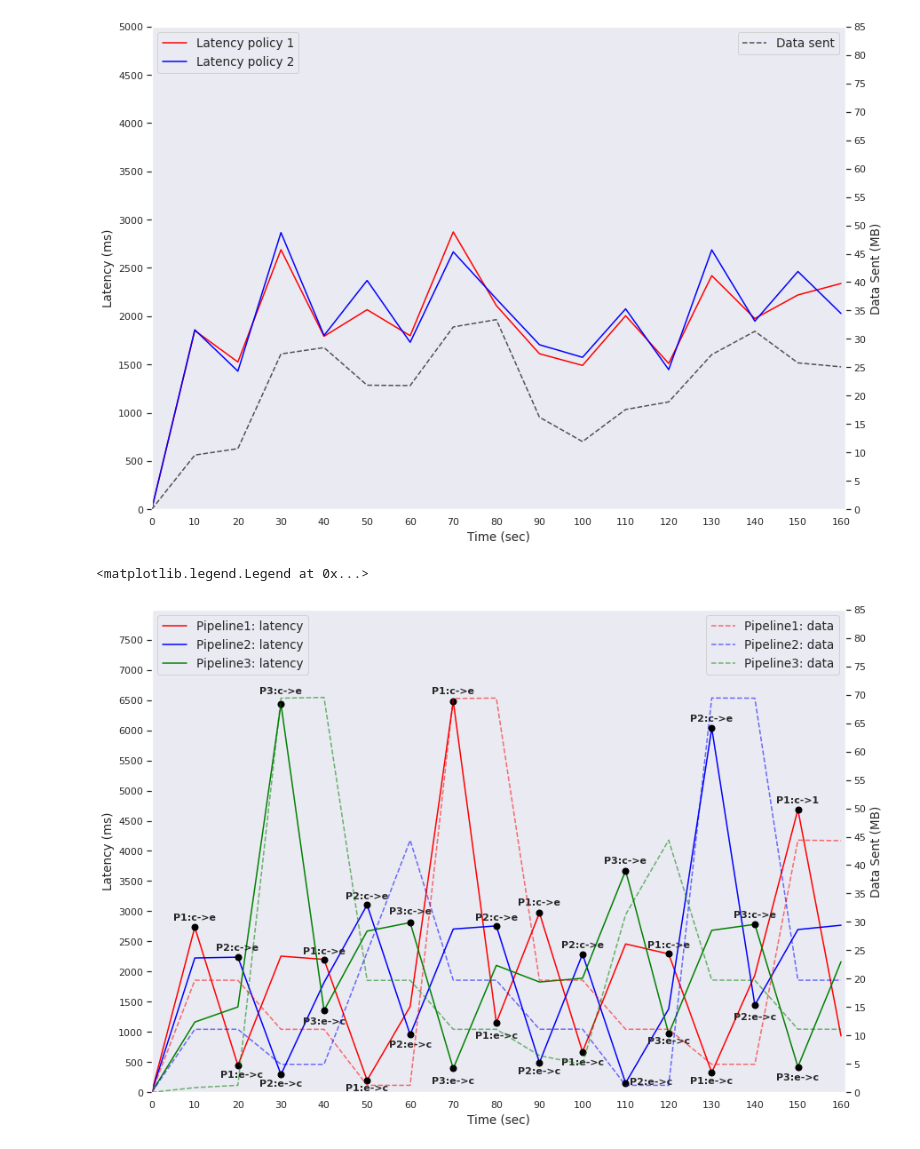
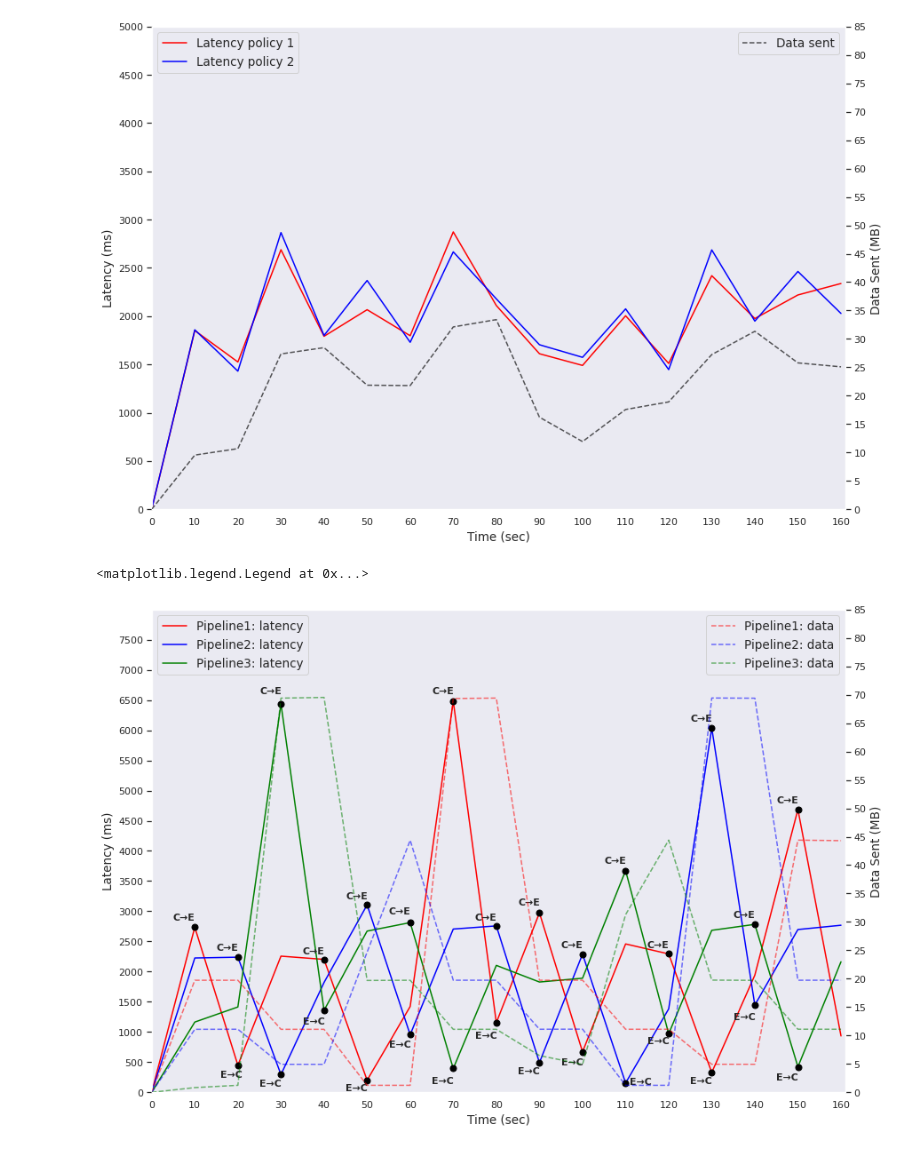
Before and after one commit to LBacchiani/birex_orchestrator, a Jupyter notebook: multiple_pipeline.ipynb, the cells around one changed output. Cells and saved outputs as stored; diff of their text form; code cells hidden in the pictures.

```diff
--- a/multiple_pipeline.ipynb
+++ b/multiple_pipeline.ipynb
@@ -365,111 +365,111 @@ l3 = ax.plot(
 ###swap points#####
 ms = 7
 ax.plot(1, 2736, linewidth=100, marker="o", markersize=ms, markeredgecolor="black", markerfacecolor="black", zorder=10000)
-ax.text(0.5, 2850, "P1:c->e", fontsize=11, fontweight='bold', zorder=100000)
+ax.text(0.5, 2850, "C\u2192E", fontsize=11, fontweight='bold', zorder=100000)
 
 ax.plot(2, 448.5, linewidth=100, marker="o", markersize=ms, markeredgecolor="black", markerfacecolor="black", zorder=10000)
-ax.text(1.6, 250, "P1:e->c", fontsize=11, fontweight='bold', zorder=100000)
+ax.text(1.6, 250, "E\u2192C", fontsize=11, fontweight='bold', zorder=100000)
 
 ax.plot(2, 2239, linewidth=100, marker="o", markersize=ms, markeredgecolor="black", markerfacecolor="black", zorder=10000)
-ax.text(1.5, 2350, "P2:c->e", fontsize=11, fontweight='bold', zorder=100000)
+ax.text(1.5, 2350, "C\u2192E", fontsize=11, fontweight='bold', zorder=100000)
 
 ax.plot(3, 293.5, linewidth=100, marker="o", markersize=ms, markeredgecolor="black", markerfacecolor="black", zorder=10000)
-ax.text(2.5, 100, "P2:e->c", fontsize=11, fontweight='bold', zorder=100000)
+ax.text(2.5, 100, "E\u2192C", fontsize=11, fontweight='bold', zorder=100000)
 
 ax.plot(3, 6436.5, linewidth=100, marker="o", markersize=ms, markeredgecolor="black", markerfacecolor="black", zorder=10000)
-ax.text(2.5, 6600, "P3:c->e", fontsize=11, fontweight='bold', zorder=100000)
+ax.text(2.5, 6600, "C\u2192E", fontsize=11, fontweight='bold', zorder=100000)
 
 ax.plot(4, 1358, linewidth=100, marker="o", markersize=ms, markeredgecolor="black", markerfacecolor="black", zorder=10000)
-ax.text(3.5, 1130, "P3:e->c", fontsize=11, fontweight='bold', zorder=100000)
+ax.text(3.5, 1130, "E\u2192C", fontsize=11, fontweight='bold', zorder=100000)
 
 ax.plot(4, 2202, linewidth=100, marker="o", markersize=ms, markeredgecolor="black", markerfacecolor="black", zorder=10000)
-ax.text(3.5, 2300, "P1:c->e", fontsize=11, fontweight='bold', zorder=100000)
+ax.text(3.5, 2300, "C\u2192E", fontsize=11, fontweight='bold', zorder=100000)
 
 ax.plot(5, 200.5, linewidth=100, marker="o", markersize=ms, markeredgecolor="black", markerfacecolor="black", zorder=10000)
-ax.text(4.5, 20, "P1:e->c", fontsize=11, fontweight='bold', zorder=100000)
+ax.text(4.5, 20, "E\u2192C", fontsize=11, fontweight='bold', zorder=100000)
 
 ax.plot(5, 3106, linewidth=100, marker="o", markersize=ms, markeredgecolor="black", markerfacecolor="black", zorder=10000)
-ax.text(4.5, 3200, "P2:c->e", fontsize=11, fontweight='bold', zorder=100000)
+ax.text(4.5, 3200, "C\u2192E", fontsize=11, fontweight='bold', zorder=100000)
 
 ax.plot(6, 954.5, linewidth=100, marker="o", markersize=ms, markeredgecolor="black", markerfacecolor="black", zorder=10000)
-ax.text(5.5, 750, "P2:e->c", fontsize=11, fontweight='bold', zorder=100000)
+ax.text(5.5, 750, "E\u2192C", fontsize=11, fontweight='bold', zorder=100000)
 
 ax.plot(6, 2812.75, linewidth=100, marker="o", markersize=ms, markeredgecolor="black", markerfacecolor="black", zorder=10000)
-ax.text(5.5, 2950, "P3:c->e", fontsize=11, fontweight='bold', zorder=100000)
+ax.text(5.5, 2950, "C\u2192E", fontsize=11, fontweight='bold', zorder=100000)
 
 ax.plot(7, 394.5, linewidth=100, marker="o", markersize=ms, markeredgecolor="black", markerfacecolor="black", zorder=10000)
-ax.text(6.5, 150, "P3:e->c", fontsize=11, fontweight='bold', zorder=100000)
+ax.text(6.5, 150, "E\u2192C", fontsize=11, fontweight='bold', zorder=100000)
 
 ax.plot(7, 6482, linewidth=100, marker="o", markersize=ms, markeredgecolor="black", markerfacecolor="black", zorder=10000)
-ax.text(6.5, 6600, "P1:c->e", fontsize=11, fontweight='bold', zorder=100000)
+ax.text(6.5, 6600, "C\u2192E", fontsize=11, fontweight='bold', zorder=100000)
 
 ax.plot(8, 1154, linewidth=100, marker="o", markersize=ms, markeredgecolor="black", markerfacecolor="black", zorder=10000)
-ax.text(7.5, 900, "P1:e->c", fontsize=11, fontweight='bold', zorder=100000)
+ax.text(7.5, 900, "E\u2192C", fontsize=11, fontweight='bold', zorder=100000)
 
 ax.plot(8, 2758.25, linewidth=100, marker="o", markersize=ms, markeredgecolor="black", markerfacecolor="black", zorder=10000)
-ax.text(7.5, 2850, "P2:c->e", fontsize=11, fontweight='bold', zorder=100000)
+ax.text(7.5, 2850, "C\u2192E", fontsize=11, fontweight='bold', zorder=100000)
 
 ax.plot(9, 492, linewidth=100, marker="o", markersize=ms, markeredgecolor="black", markerfacecolor="black", zorder=10000)
-ax.text(8.5, 300, "P2:e->c", fontsize=11, fontweight='bold', zorder=100000)
+ax.text(8.5, 300, "E\u2192C", fontsize=11, fontweight='bold', zorder=100000)
 
 ax.plot(9, 2975, linewidth=100, marker="o", markersize=ms, markeredgecolor="black", markerfacecolor="black", zorder=10000)
-ax.text(8.5, 3100, "P1:c->e", fontsize=11, fontweight='bold', zorder=100000)
+ax.text(8.5, 3100, "C\u2192E", fontsize=11, fontweight='bold', zorder=100000)
 
 ax.plot(10, 671.5, linewidth=100, marker="o", markersize=ms, markeredgecolor="black", markerfacecolor="black", zorder=10000)
-ax.text(9.5, 450, "P1:e->c", fontsize=11, fontweight='bold', zorder=100000)
+ax.text(9.5, 450, "E\u2192C", fontsize=11, fontweight='bold', zorder=100000)
 
 ax.plot(10, 2290, linewidth=100, marker="o", markersize=ms, markeredgecolor="black", markerfacecolor="black", zorder=10000)
-ax.text(9.5, 2400, "P2:c->e", fontsize=11, fontweight='bold', zorder=100000)
+ax.text(9.5, 2400, "C\u2192E", fontsize=11, fontweight='bold', zorder=100000)
 
 ax.plot(11, 154, linewidth=100, marker="o", markersize=ms, markeredgecolor="black", markerfacecolor="black", zorder=10000)
-ax.text(11.1, 130, "P2:e->c", fontsize=11, fontweight='bold', zorder=100000)
+ax.text(11.1, 130, "E\u2192C", fontsize=11, fontweight='bold', zorder=100000)
 
 ax.plot(11, 3674, linewidth=100, marker="o", markersize=ms, markeredgecolor="black", markerfacecolor="black", zorder=10000)
-ax.text(10.5, 3800, "P3:c->e", fontsize=11, fontweight='bold', zorder=100000)
+ax.text(10.5, 3800, "C\u2192E", fontsize=11, fontweight='bold', zorder=100000)
 
 ax.plot(12, 969, linewidth=100, marker="o", markersize=ms, markeredgecolor="black", markerfacecolor="black", zorder=10000)
-ax.text(11.5, 800, "P3:e->c", fontsize=11, fontweight='bold', zorder=100000)
+ax.text(11.5, 800, "E\u2192C", fontsize=11, fontweight='bold', zorder=100000)
 
 ax.plot(12, 2293, linewidth=100, marker="o", markersize=ms, markeredgecolor="black", markerfacecolor="black", zorder=10000)
-ax.text(11.5, 2400, "P1:c->e", fontsize=11, fontweight='bold', zorder=100000)
+ax.text(11.5, 2400, "C\u2192E", fontsize=11, fontweight='bold', zorder=100000)
 
 ax.plot(13, 328, linewidth=100, marker="o", markersize=ms, markeredgecolor="black", markerfacecolor="black", zorder=10000)
-ax.text(12.5, 150, "P1:e->c", fontsize=11, fontweight='bold', zorder=100000)
+ax.text(12.5, 150, "E\u2192C", fontsize=11, fontweight='bold', zorder=100000)
 
 ax.plot(13, 6035.5, linewidth=100, marker="o", markersize=ms, markeredgecolor="black", markerfacecolor="black", zorder=10000)
-ax.text(12.5, 6150, "P2:c->e", fontsize=11, fontweight='bold', zorder=100000)
+ax.text(12.5, 6150, "C\u2192E", fontsize=11, fontweight='bold', zorder=100000)
 
 ax.plot(14, 1445, linewidth=100, marker="o", markersize=ms, markeredgecolor="black", markerfacecolor="black", zorder=10000)
-ax.text(13.5, 1200, "P2:e->c", fontsize=11, fontweight='bold', zorder=100000)
+ax.text(13.5, 1200, "E\u2192C", fontsize=11, fontweight='bold', zorder=100000)
 
 ax.plot(14, 2783.6, linewidth=100, marker="o", markersize=ms, markeredgecolor="black", markerfacecolor="black", zorder=10000)
-ax.text(13.5, 2900, "P3:c->e", fontsize=11, fontweight='bold', zorder=100000)
+ax.text(13.5, 2900, "C\u2192E", fontsize=11, fontweight='bold', zorder=100000)
 
 ax.plot(15, 423.5, linewidth=100, marker="o", markersize=ms, markeredgecolor="black", markerfacecolor="black", zorder=10000)
-ax.text(14.5, 200, "P3:e->c", fontsize=11, fontweight='bold', zorder=100000)
+ax.text(14.5, 200, "E\u2192C", fontsize=11, fontweight='bold', zorder=100000)
 
 ax.plot(15, 4686, linewidth=100, marker="o", markersize=ms, markeredgecolor="black", markerfacecolor="black", zorder=10000)
-ax.text(14.5, 4800, "P1:c->e", fontsize=11, fontweight='bold', zorder=100000)
+ax.text(14.5, 4800, "C\u2192E", fontsize=11, fontweight='bold', zorder=100000)
 
 # set ticks and labels
 ax.set_xlabel('Time (sec)', fontsize=13.5)
 ax.set_xticks(range(0, 17))
 ax.set_xticklabels([x for x in range(0, 170, 10)])
 
 # background ticks and labels
 ax.set_yticks(range(0, 8000, 500))
 ax_background.set_yticks(range(0, 90, 5))
 ax.set_xlim(0, 16.1)
 ax.set_ylim(-.0001, 8000)
 ax_background.set_ylim(-.0001, 85)
 ax.set_ylabel('Latency (ms)', fontsize=13.5)
 ax_background.set_ylabel('Data Sent (MB)', fontsize=13.5)
 
 # legend settings
 ax.legend(loc='upper left', ncol=1, frameon=True, fontsize=13.5)
 ax_background.legend(loc='upper right', ncol=1, frameon=True, fontsize=13.5)
 # %% [output]
 <matplotlib.legend.Legend at 0x...>
-[figure, old version]
+[figure, new version]
 # %%
 fig.savefig(f'images/policy_latency_based.pdf', dpi=100)
```
Also changed, not shown: parts of 1 cell of this notebook, 3 other files.
